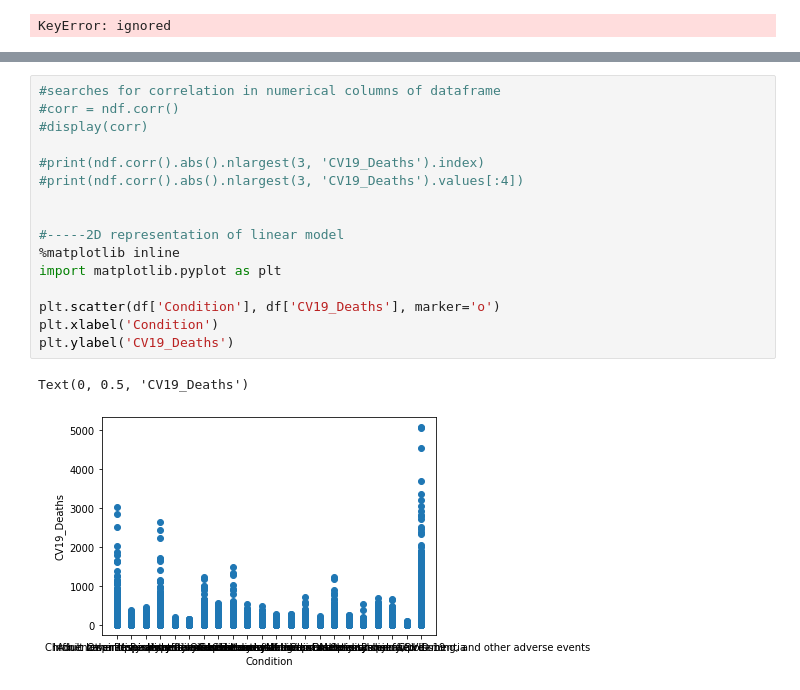
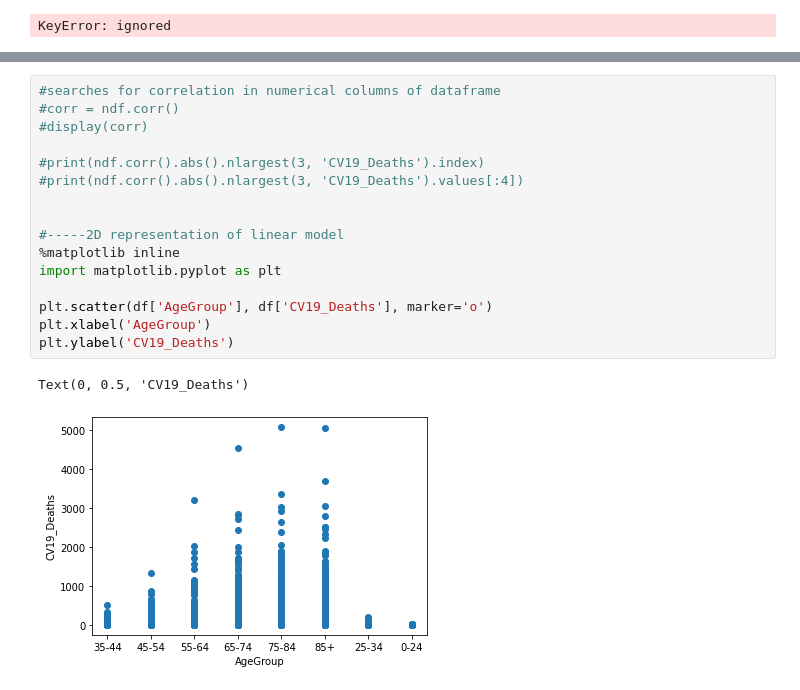
Before and after one commit to JScottLopez/github-ds, a Jupyter notebook: TIM_6500_JSLopez.ipynb, the cells around one changed output, grey strips where cells are left out. Cells and saved outputs as stored; diff of their text form.

```diff
--- a/TIM_6500_JSLopez.ipynb
+++ b/TIM_6500_JSLopez.ipynb
@@ -202,19 +237,19 @@ display(ndf)
 # %%
 #searches for correlation in numerical columns of dataframe
 #corr = ndf.corr()
 #display(corr)
 
 #print(ndf.corr().abs().nlargest(3, 'CV19_Deaths').index)
 #print(ndf.corr().abs().nlargest(3, 'CV19_Deaths').values[:4])
 
 
 #-----2D representation of linear model
 %matplotlib inline
 import matplotlib.pyplot as plt
 
-plt.scatter(df['Condition'], df['CV19_Deaths'], marker='o')
-plt.xlabel('Condition')
+plt.scatter(df['AgeGroup'], df['CV19_Deaths'], marker='o')
+plt.xlabel('AgeGroup')
 plt.ylabel('CV19_Deaths')
 # %% [output]
 Text(0, 0.5, 'CV19_Deaths')
-[figure, old version]
+[figure, new version]
```
Also changed, not shown: parts of 9 cells of this notebook.
